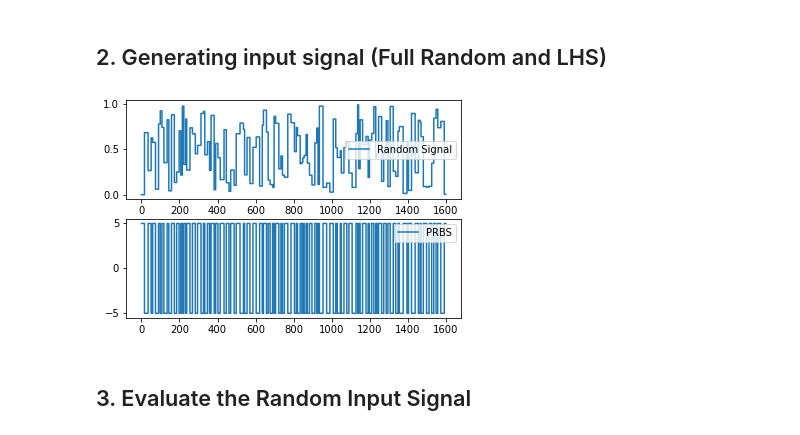
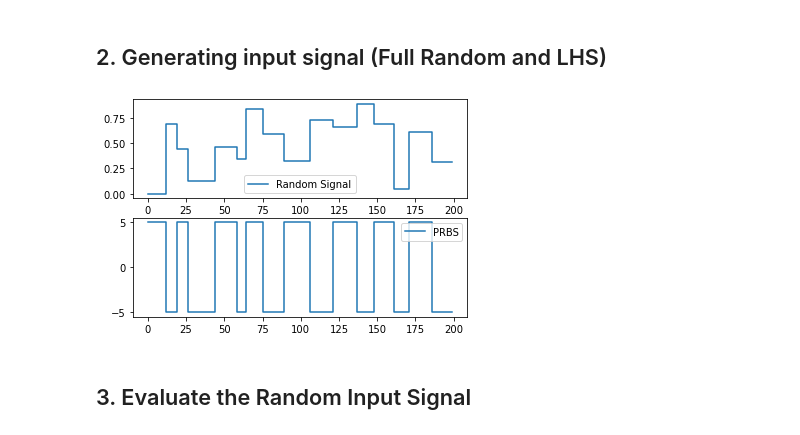
Before and after one commit to BYU-PRISM/Transformer_MPC, a Jupyter notebook: 02_Surrogate/FOPDT/SISO/00_Open_loop_data_generation_FOPDT.ipynb, the cells around one changed output. Cells and saved outputs as stored; diff of their text form; code cells hidden in the pictures.

```diff
--- a/02_Surrogate/FOPDT/SISO/00_Open_loop_data_generation_FOPDT.ipynb
+++ b/02_Surrogate/FOPDT/SISO/00_Open_loop_data_generation_FOPDT.ipynb
@@ -72,7 +72,7 @@ plt.show()
 import numpy as np
 import matplotlib.pyplot as plt
 
-nstep = 1600 # Choose training data length
+nstep = 200 # Choose training data length
 
 # random signal generation
 
@@ -95,31 +95,34 @@ i=0
 random_signal = np.zeros(nstep)
 while b[i]<np.size(random_signal):
     k = b[i]
     random_signal[k:] = a[i]
     i=i+1
 
 # PRBS
 a = np.zeros(nstep)
 j = 0
 while j < nstep:
     a[j] = 5
     a[j+1] = -5
     j = j+2
 
 i=0
 prbs = np.zeros(nstep)
 while b[i]<np.size(prbs):
     k = b[i]
     prbs[k:] = a[i]
     i=i+1
 
+
+
+
 plt.figure(0)
 plt.subplot(2,1,1)
 plt.plot(random_signal, drawstyle='steps',label='Random Signal')
 plt.legend()
 plt.subplot(2,1,2)
 plt.plot(prbs, drawstyle='steps', label='PRBS')
 plt.legend()
 plt.show()
 # %% [output]
-[figure, old version]
+[figure, new version]
```
Also changed, not shown: parts of 3 cells of this notebook, 25 other files.
